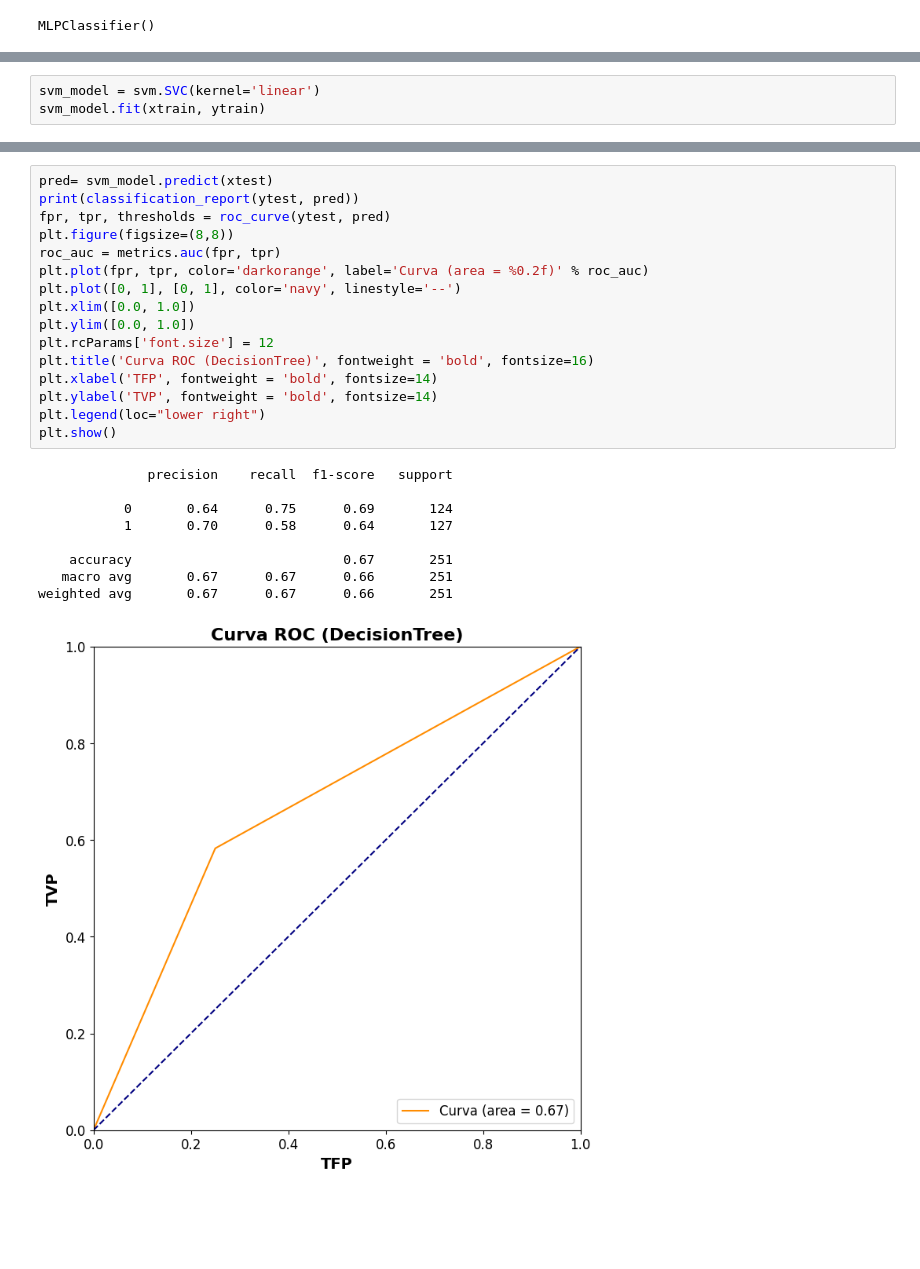
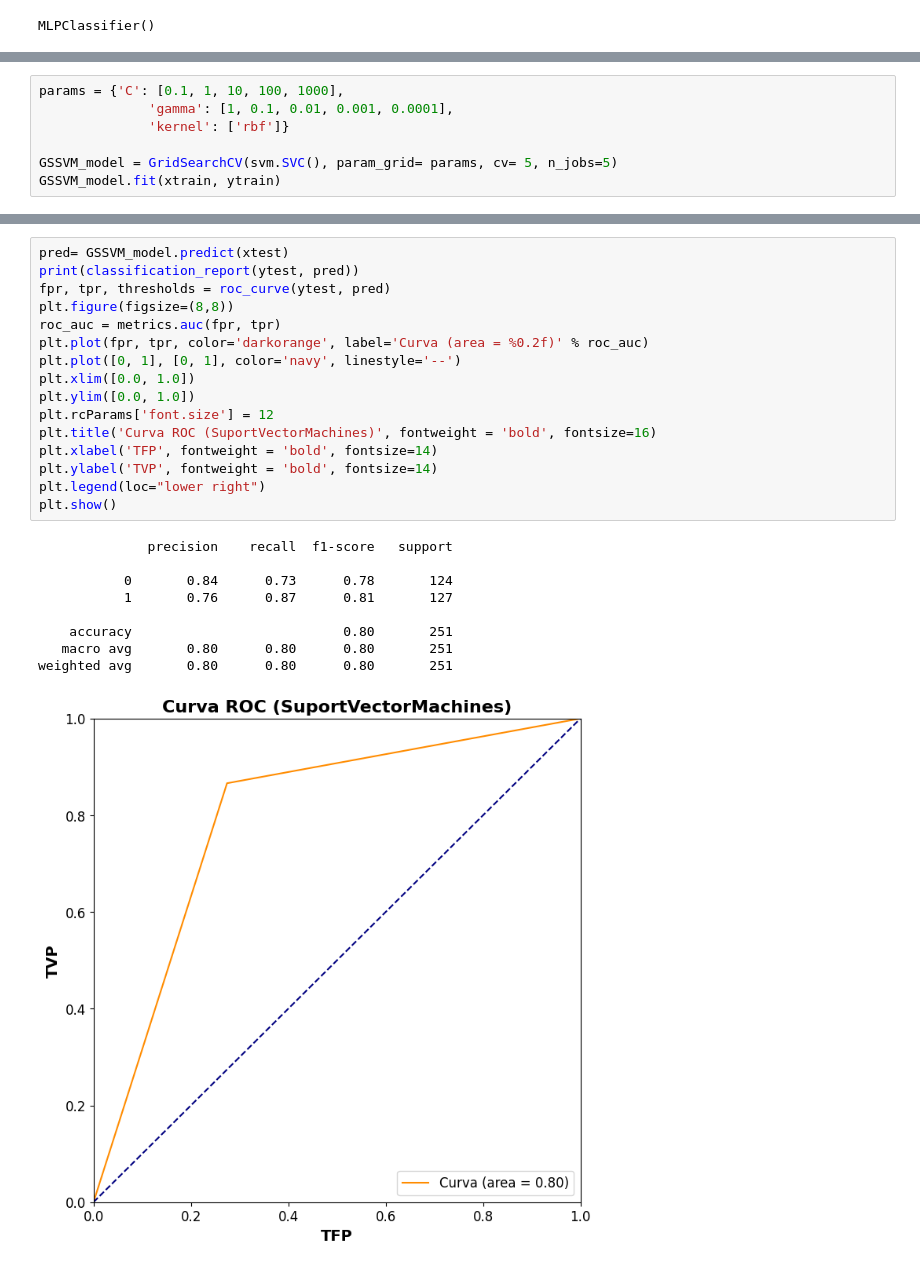
Before and after one commit to Azugot/MentalHealth, a Jupyter notebook: Parte 5.ipynb, the cells around one changed output, grey strips where cells are left out. Drawn from its saved outputs; the diff is of its cells as text; blank space fills up the shorter version.

```diff
--- a/Parte 5.ipynb
+++ b/Parte 5.ipynb
@@ -449,3 +449,0 @@ weighted avg       0.77      0.77      0.77       251
-# %%
-svm_model = svm.SVC(kernel='linear')
-svm_model.fit(xtrain, ytrain)
@@ -453,0 +450,7 @@ SVC(kernel='linear')
+# %%
+params = {'C': [0.1, 1, 10, 100, 1000],
+              'gamma': [1, 0.1, 0.01, 0.001, 0.0001],
+              'kernel': ['rbf']}
+
+GSSVM_model = GridSearchCV(svm.SVC(), param_grid= params, cv= 5, n_jobs=5)
+GSSVM_model.fit(xtrain, ytrain)
@@ -454,26 +462,26 @@ SVC(kernel='linear')
 # %%
-pred= svm_model.predict(xtest)
+pred= GSSVM_model.predict(xtest)
 print(classification_report(ytest, pred))
 fpr, tpr, thresholds = roc_curve(ytest, pred)
 plt.figure(figsize=(8,8))
 roc_auc = metrics.auc(fpr, tpr)
 plt.plot(fpr, tpr, color='darkorange', label='Curva (area = %0.2f)' % roc_auc)
 plt.plot([0, 1], [0, 1], color='navy', linestyle='--')
 plt.xlim([0.0, 1.0])
 plt.ylim([0.0, 1.0])
 plt.rcParams['font.size'] = 12
-plt.title('Curva ROC (DecisionTree)', fontweight = 'bold', fontsize=16)
+plt.title('Curva ROC (SuportVectorMachines)', fontweight = 'bold', fontsize=16)
 plt.xlabel('TFP', fontweight = 'bold', fontsize=14)
 plt.ylabel('TVP', fontweight = 'bold', fontsize=14)
 plt.legend(loc="lower right")
 plt.show()
 # %% [output]
               precision    recall  f1-score   support
 
-           0       0.64      0.75      0.69       124
-           1       0.70      0.58      0.64       127
+           0       0.84      0.73      0.78       124
+           1       0.76      0.87      0.81       127
 
-    accuracy                           0.67       251
-   macro avg       0.67      0.67      0.66       251
-weighted avg       0.67      0.67      0.66       251
+    accuracy                           0.80       251
+   macro avg       0.80      0.80      0.80       251
+weighted avg       0.80      0.80      0.80       251
-[figure, old version]
+[figure, new version]
```
Also changed, not shown: parts of 9 cells of this notebook.
